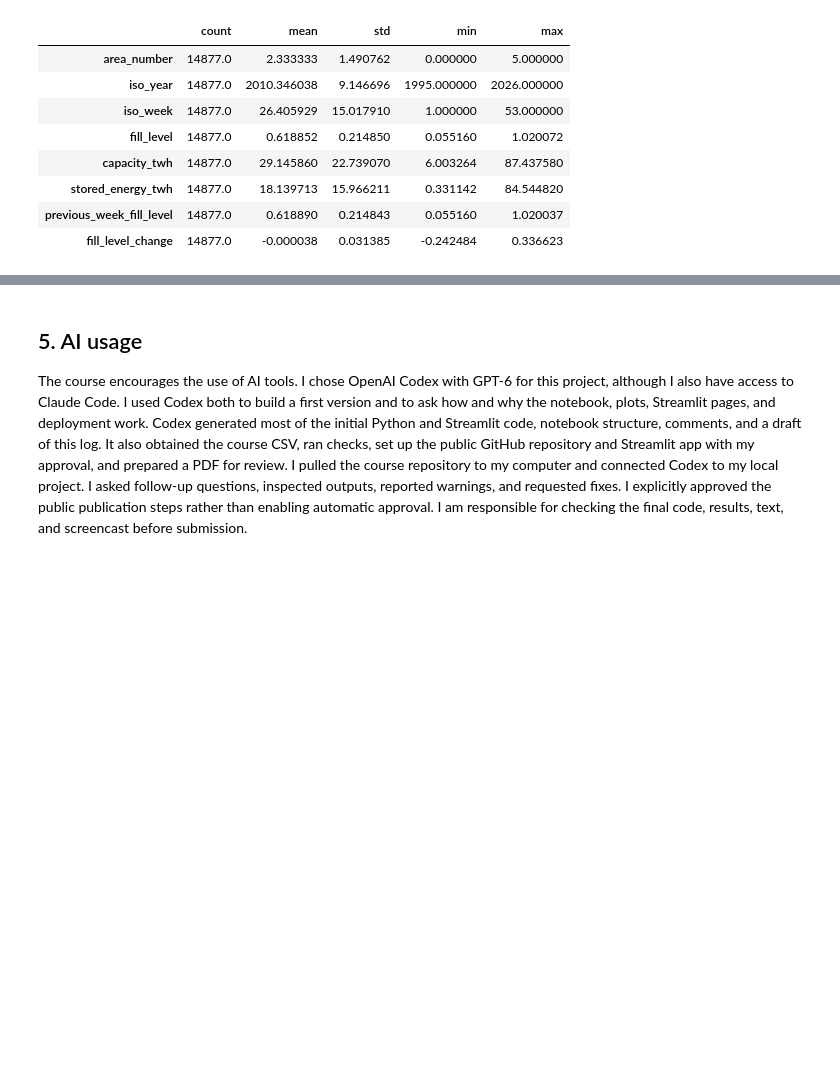
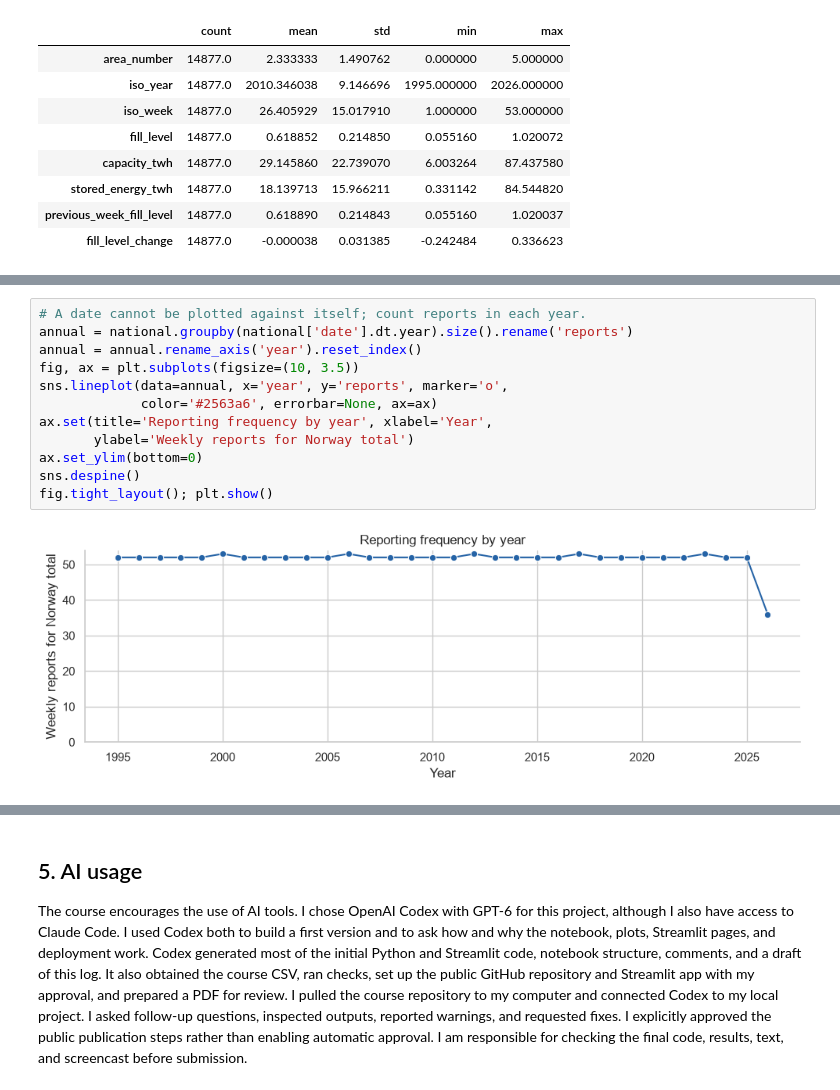
Before and after one commit to yaksh-git/ind320-dashboard-basics-yaksh-git, a Jupyter notebook: dashboard_basics.ipynb, the cells around one changed output, grey strips where cells are left out. Cells and saved outputs as stored; diff of their text form; blank space fills up the shorter version.

```diff
--- a/dashboard_basics.ipynb
+++ b/dashboard_basics.ipynb
@@ -147,0 +114,14 @@ for column in numeric_columns:
+# %%
+# A date cannot be plotted against itself; count reports in each year.
+annual = national.groupby(national['date'].dt.year).size().rename('reports')
+annual = annual.rename_axis('year').reset_index()
+fig, ax = plt.subplots(figsize=(10, 3.5))
+sns.lineplot(data=annual, x='year', y='reports', marker='o',
+             color='#2563a6', errorbar=None, ax=ax)
+ax.set(title='Reporting frequency by year', xlabel='Year',
+       ylabel='Weekly reports for Norway total')
+ax.set_ylim(bottom=0)
+sns.despine()
+fig.tight_layout(); plt.show()
+# %% [output]
+[figure, added]
```
Also changed, not shown: parts of 14 cells of this notebook, 7 other files.
